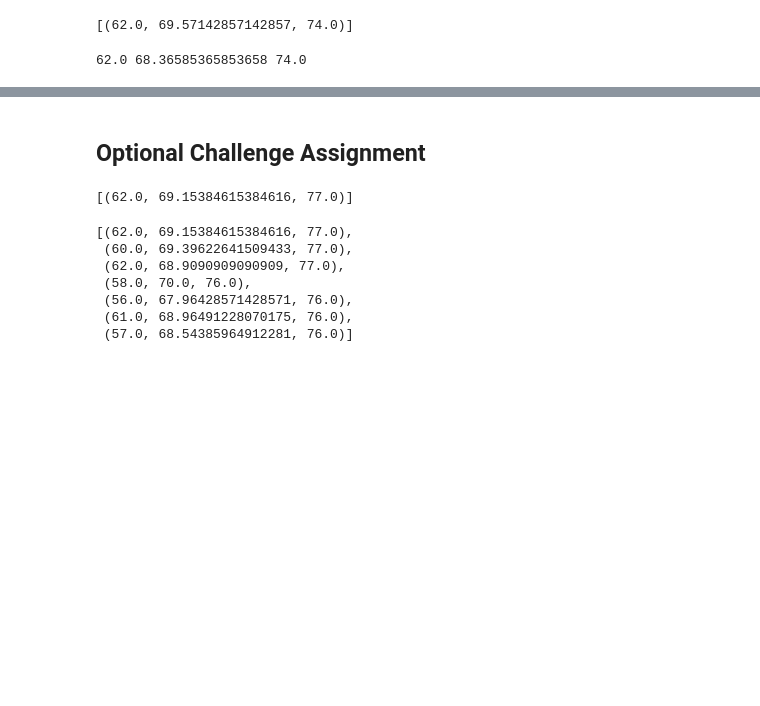
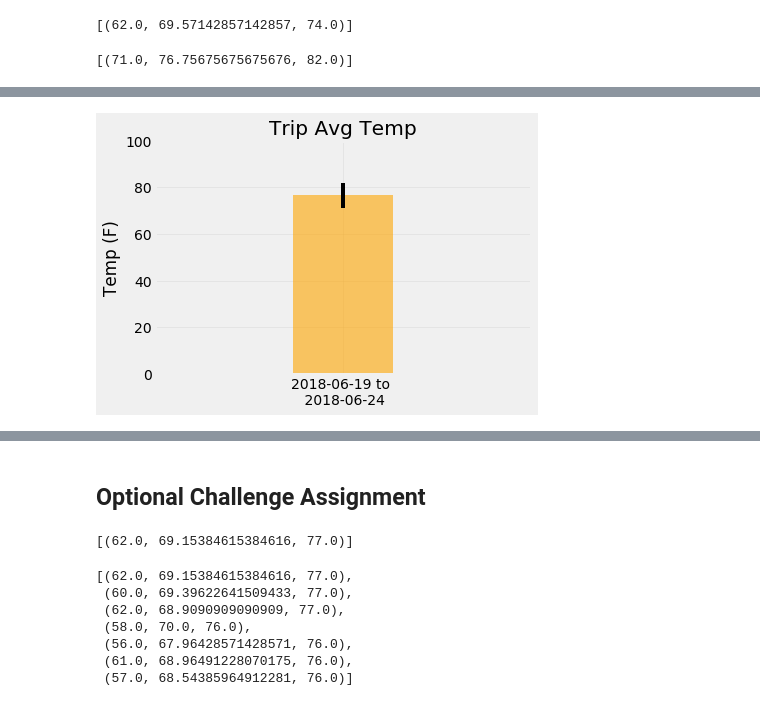
Before and after one commit to ZPitts14/SQL_Alchemy, a Jupyter notebook: Homework/Instructions/climate_starter.ipynb, the cells around one changed output, grey strips where cells are left out. Drawn from its saved outputs; the diff is of its cells as text; code cells hidden in the pictures; blank space fills up the shorter version.

```diff
--- a/Homework/Instructions/climate_starter.ipynb
+++ b/Homework/Instructions/climate_starter.ipynb
@@ -94,11 +186,34 @@ print(calc_temps('2012-02-28', '2012-03-05'))
 # %%
 # Use your previous function `calc_temps` to calculate the tmin, tavg, and tmax
 # for your trip using the previous year's data for those same dates.
+trip = '2018-06-19 to \n 2018-06-24'
+tripStartDate = '2017-06-19'
+tripEndDate = '2017-06-24'
+
+#calculate the tmin, tavg, and tmax
+tripTemps = calc_temps(tripStartDate, tripEndDate)
+
+tripTemps
 # %% [output]
-62.0 68.36585365853658 74.0
+[(71.0, 76.75675675675676, 82.0)]
 # %%
 # Plot the results from your previous query as a bar chart.
 # Use "Trip Avg Temp" as your Title
 # Use the average temperature for the y value
 # Use the peak-to-peak (tmax-tmin) value as the y error bar (yerr)
+minTripTemp = tripTemps[0][0]
+avgTripTemp = tripTemps[0][1]
+maxTripTemp = tripTemps[0][2]
+
+minError = avgTripTemp - minTripTemp
+maxError = maxTripTemp - avgTripTemp
+
+errorBars = np.array([[minError], [maxError]])
+
+plt.bar(trip, avgTripTemp, yerr=errorBars, color = 'orange', alpha = .6)
+plt.ylim(0, 100)
+plt.xlim(-1.5, 1.5)
+plt.title('Trip Avg Temp')
+plt.ylabel('Temp (F)')
+plt.grid(alpha=.3)
 # %% [output]
@@ -107,3 +220,4 @@ print(calc_temps('2012-02-28', '2012-03-05'))
+[figure, added]
 # %%
 # Calculate the total amount of rainfall per weather station for your trip dates using the previous year's matching dates.
 # Sort this in descending order by precipitation amount and list the station, name, latitude, longitude, and elevation
```
Also changed, not shown: parts of 9 cells of this notebook.
